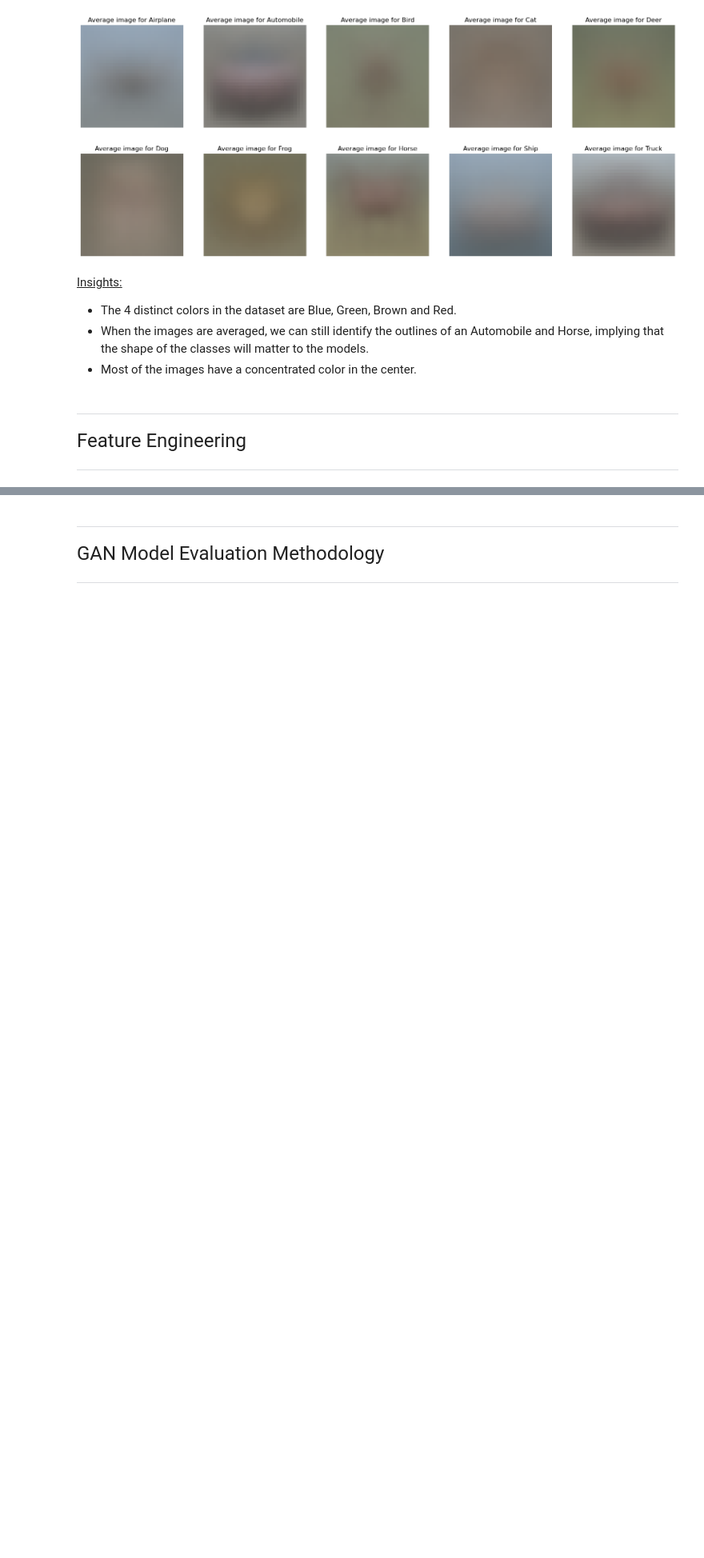
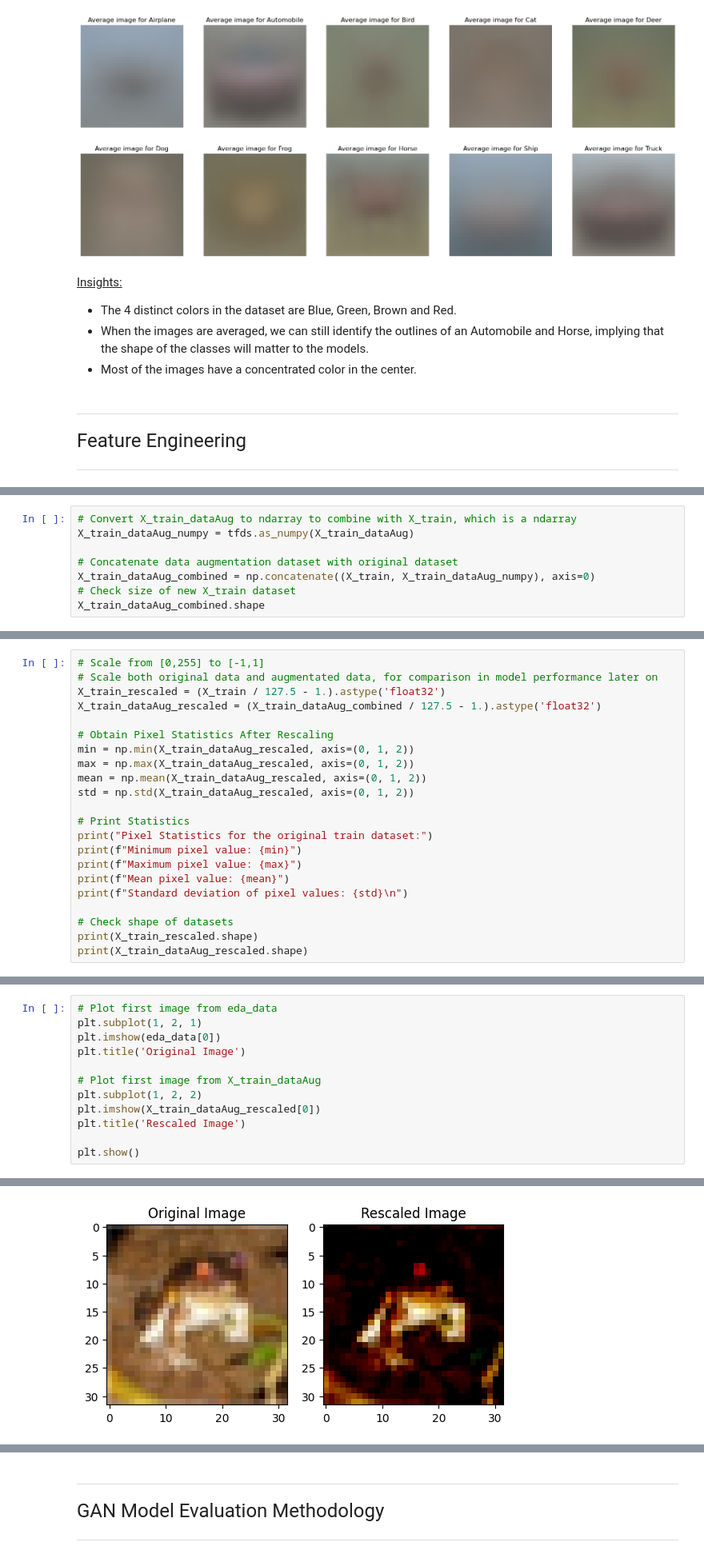
Before and after one commit to derpflections/DELE_CIFAR_DQN, a Jupyter notebook: GAN/index_GAN.ipynb, the cells around one changed output, grey strips where cells are left out. Shown at 80% size. Drawn from its saved outputs; the diff is of its cells as text; blank space fills up the shorter version.

Commit message:
Updated GAN Data Aug & Normalization
Finalized GAN Data Augmentation & Normalization. Key things to take note, the dataset to used for training is highlighted in the alerts.

```diff
--- a/GAN/index_GAN.ipynb
+++ b/GAN/index_GAN.ipynb
@@ -418,0 +319,8 @@ y_train = tf.convert_to_tensor((y_train))
+# %%
+# Convert X_train_dataAug to ndarray to combine with X_train, which is a ndarray
+X_train_dataAug_numpy = tfds.as_numpy(X_train_dataAug)
+
+# Concatenate data augmentation dataset with original dataset
+X_train_dataAug_combined = np.concatenate((X_train, X_train_dataAug_numpy), axis=0)
+# Check size of new X_train dataset
+X_train_dataAug_combined.shape
@@ -418,0 +335,22 @@ y_train = tf.convert_to_tensor((y_train))
+# %%
+# Scale from [0,255] to [-1,1]
+# Scale both original data and augmentated data, for comparison in model performance later on
+X_train_rescaled = (X_train / 127.5 - 1.).astype('float32')
+X_train_dataAug_rescaled = (X_train_dataAug_combined / 127.5 - 1.).astype('float32')
+
+# Obtain Pixel Statistics After Rescaling
+min = np.min(X_train_dataAug_rescaled, axis=(0, 1, 2))
+max = np.max(X_train_dataAug_rescaled, axis=(0, 1, 2))
+mean = np.mean(X_train_dataAug_rescaled, axis=(0, 1, 2))
+std = np.std(X_train_dataAug_rescaled, axis=(0, 1, 2))
+
+# Print Statistics
+print("Pixel Statistics for the original train dataset:")
+print(f"Minimum pixel value: {min}")
+print(f"Maximum pixel value: {max}")
+print(f"Mean pixel value: {mean}")
+print(f"Standard deviation of pixel values: {std}\n")
+
+# Check shape of datasets
+print(X_train_rescaled.shape)
+print(X_train_dataAug_rescaled.shape)
@@ -418,0 +368,13 @@ y_train = tf.convert_to_tensor((y_train))
+# %%
+# Plot first image from eda_data
+plt.subplot(1, 2, 1)
+plt.imshow(eda_data[0])
+plt.title('Original Image')
+
+# Plot first image from X_train_dataAug
+plt.subplot(1, 2, 2)
+plt.imshow(X_train_dataAug_rescaled[0])
+plt.title('Rescaled Image')
+
+plt.show()
+# %% [output]
@@ -418,0 +382 @@ y_train = tf.convert_to_tensor((y_train))
+[figure, added]
```
Also changed, not shown: parts of 45 cells of this notebook, 1 other file.
